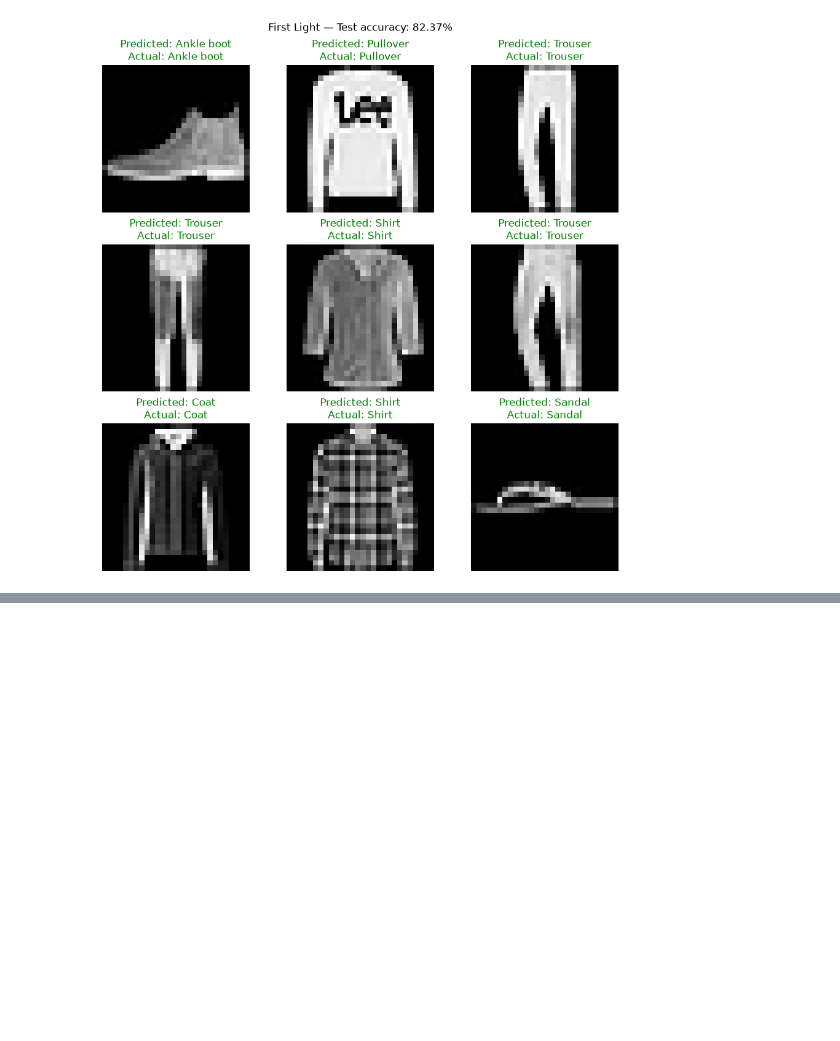
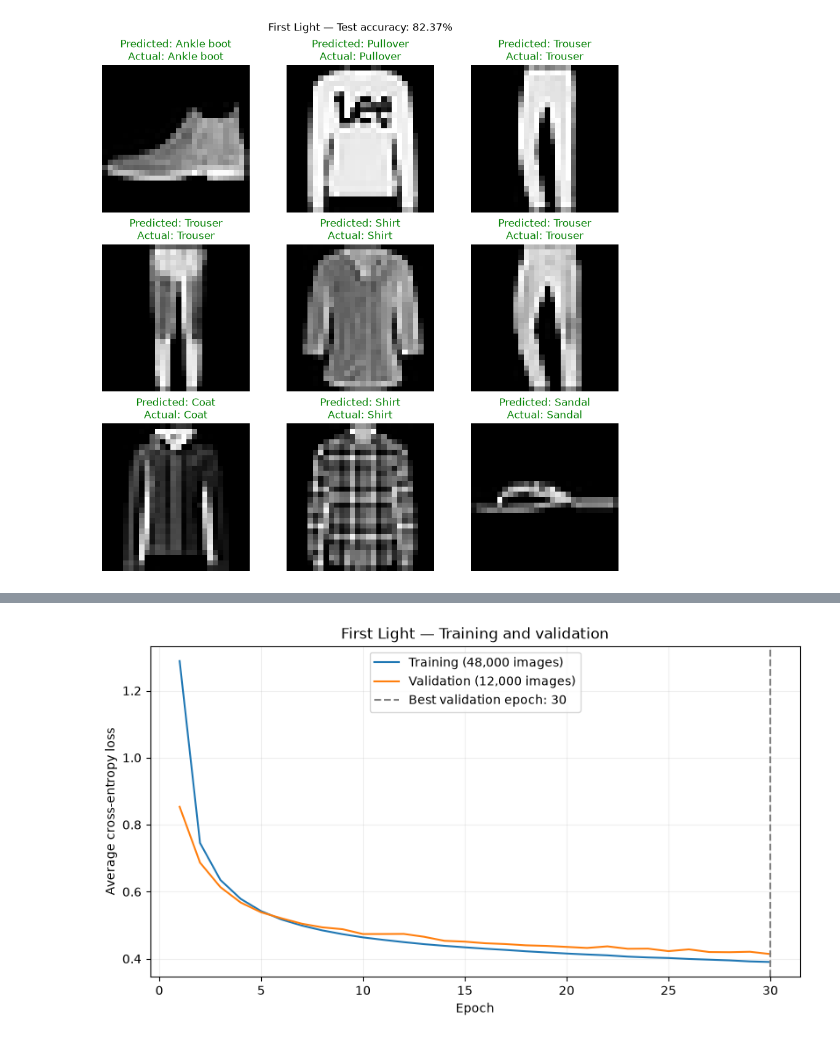
Before and after one commit to fahadqaseem/first-light-pytorch, a Jupyter notebook: first-light-pytorch.ipynb, the cells around one changed output, grey strips where cells are left out. Drawn from its saved outputs; the diff is of its cells as text; code cells hidden in the pictures; blank space fills up the shorter version.

```diff
--- a/first-light-pytorch.ipynb
+++ b/first-light-pytorch.ipynb
@@ -316,0 +395,14 @@ fit_data, val_data = random_split(
+# %%
+fit_loader = DataLoader(fit_data, batch_size=64, shuffle=True)
+val_loader = DataLoader(val_data, batch_size=64, shuffle=False)
+
+torch.manual_seed(42)
+
+trial_model = nn.Sequential(
+    nn.Flatten(),
+    nn.Linear(784, 32),
+    nn.ReLU(),
+    nn.Linear(32, 10)
+).to(device)
+
+trial_optimizer = torch.optim.SGD(trial_model.parameters(), lr=0.01)
@@ -341,0 +519,16 @@ NameError: name 'train_one_epoch' is not defined
+# %%
+import matplotlib.pyplot as plt
+
+# The training loop records one entry per epoch in trial_history.
+epochs = [row["epoch"] for row in trial_history]
+fig, ax = plt.subplots(figsize=(8, 4.5), layout="constrained")
+ax.plot(epochs, [row["train_loss"] for row in trial_history], label="Training (48,000 images)")
+ax.plot(epochs, [row["val_loss"] for row in trial_history], label="Validation (12,000 images)")
+ax.axvline(best_epoch, color="gray", linestyle="--", label=f"Best validation epoch: {best_epoch}")
+ax.set(xlabel="Epoch", ylabel="Average cross-entropy loss", title="First Light — Training and validation")
+ax.legend()
+ax.grid(alpha=0.2)
+fig.savefig("training_curves.png", dpi=150, bbox_inches="tight")
+plt.show()
+# %% [output]
+[figure, added]
```
Also changed, not shown: parts of 28 cells of this notebook, 1 other file.
